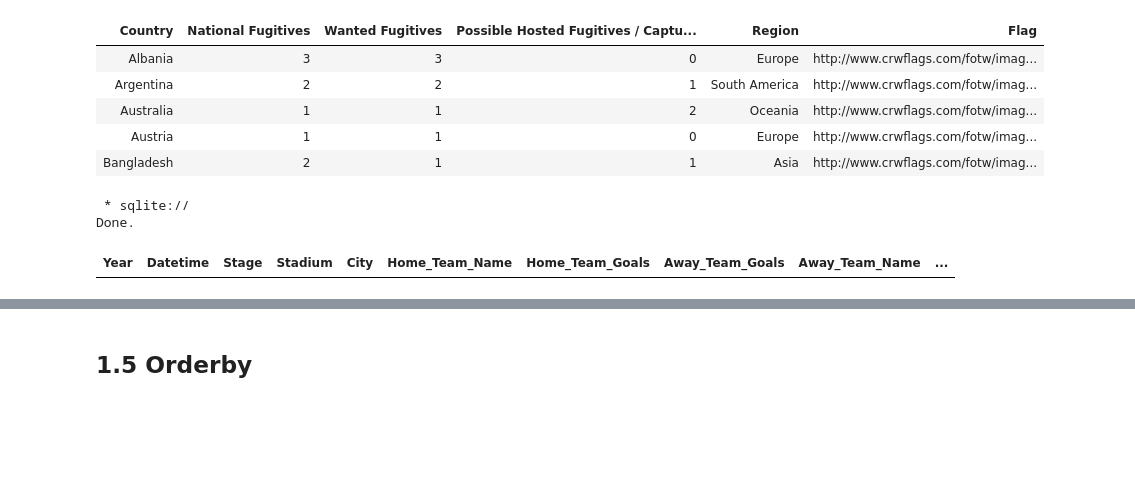
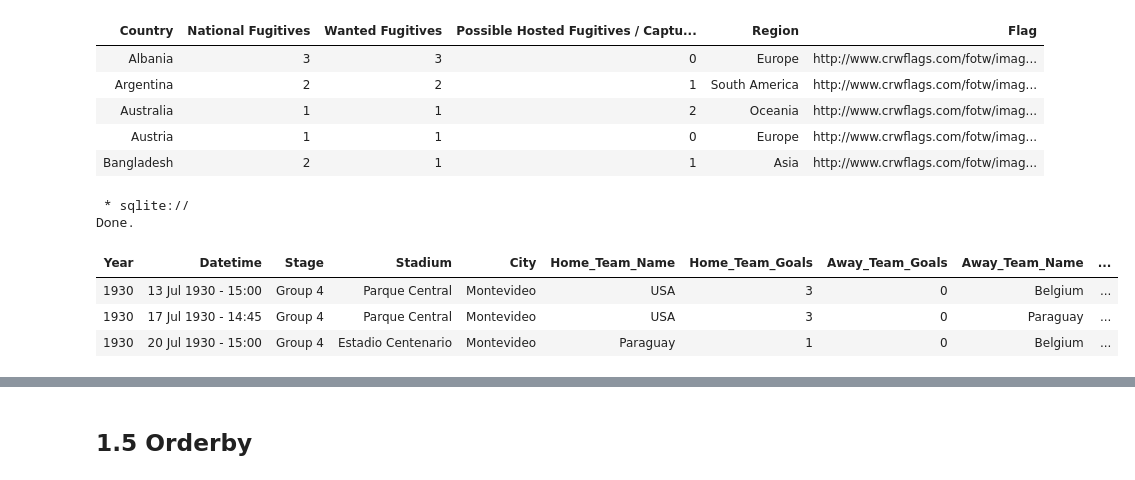
Before and after one commit to LucyKinyua/Week1_MS, a Jupyter notebook: Copy_of_SQL_Programming_Selecting_&_Retrieving_Data_with_SQL.ipynb, the cells around one changed output, grey strips where cells are left out. Drawn from its saved outputs; the diff is of its cells as text; code cells hidden in the pictures; blank space fills up the shorter version.

```diff
--- a/Copy_of_SQL_Programming_Selecting_&_Retrieving_Data_with_SQL.ipynb
+++ b/Copy_of_SQL_Programming_Selecting_&_Retrieving_Data_with_SQL.ipynb
@@ -246,14 +263,18 @@ Done.
 # %%
 # Challenge 2
 # Using WorldCup dataset, find out which group 4 world cup matches
 # that were played in the city of Montevideo
 #
 %%sql
-SELECT * FROM WorldCup WHERE Stage = "Group 4" AND City = "Montevideo";
+SELECT * FROM WorldCup
+WHERE Stage = 'Group 4' AND City = 'Montevideo ';
 # %% [output]
  * sqlite://
 Done.
 | Year | Datetime | Stage | Stadium | City | Home_Team_Name | Home_Team_Goals | Away_Team_Goals | Away_Team_Name | ... |
+| 1930 | 13 Jul 1930 - 15:00 | Group 4 | Parque Central | Montevideo | USA | 3 | 0 | Belgium | ... |
+| 1930 | 17 Jul 1930 - 14:45 | Group 4 | Parque Central | Montevideo | USA | 3 | 0 | Paraguay | ... |
+| 1930 | 20 Jul 1930 - 15:00 | Group 4 | Estadio Centenario | Montevideo | Paraguay | 1 | 0 | Belgium | ... |
 # %%
 # Challenge 3
 # Answering the same question as challenge 2, we would like to get only one match
```
Also changed, not shown: parts of 22 cells of this notebook.
